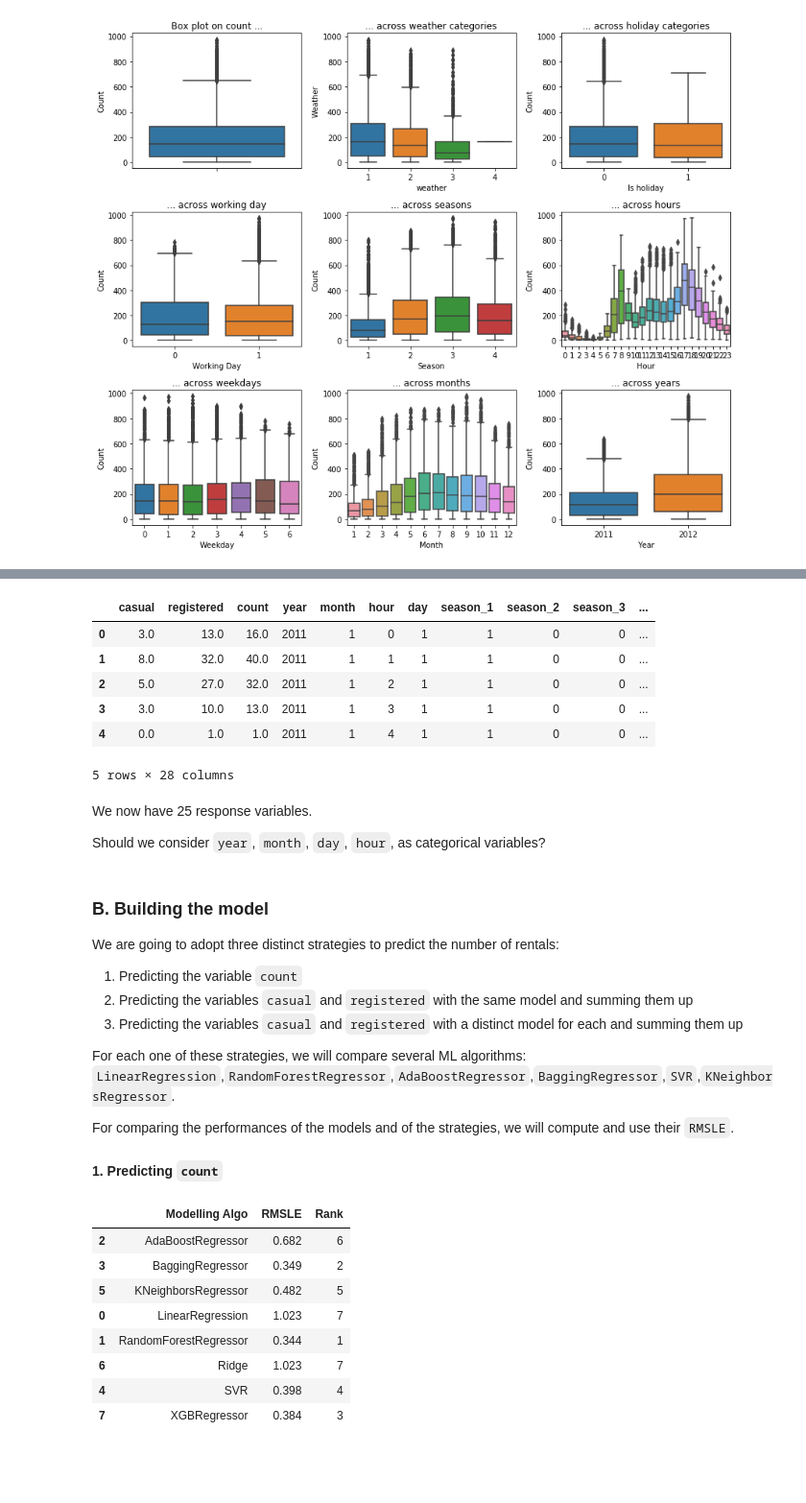
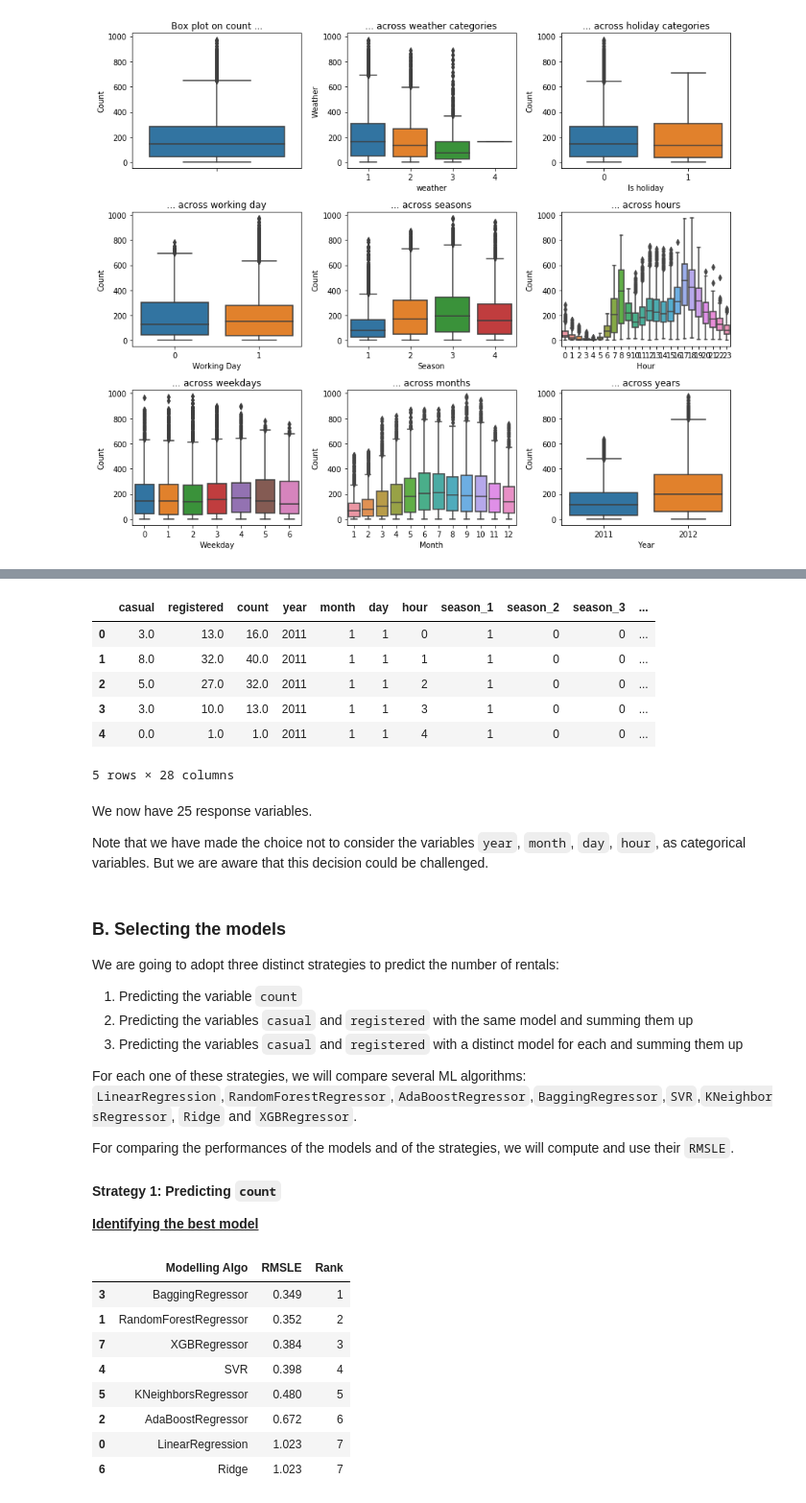
Before and after one commit to InesVA/predicting-bike-sharing-demand, a Jupyter notebook: Bike Sharing Prediction.ipynb, the cells around one changed output, grey strips where cells are left out. Shown: that part at 96% size. Drawn from its saved outputs; the diff is of its cells as text; code cells hidden in the pictures; blank space fills up the shorter version.

````diff
--- a/Bike Sharing Prediction.ipynb
+++ b/Bike Sharing Prediction.ipynb
@@ -112,7 +127,7 @@ train.head()
 # %% [markdown]
 We can create new variables from ```datetime```.
 # %%
-# From datetime (for visualizations)
+# Creating new variables from datetime
 datasets["year"] = [int(datasets.datetime[x][0:4]) for x in range(datasets.shape[0])]
 datasets["month"] = [int(datasets.datetime[x][5:7]) for x in range(datasets.shape[0])]
 datasets["day"] = [int(datasets.datetime[x][8:10]) for x in range(datasets.shape[0])]
@@ -122,18 +137,3 @@ datasets["date"] = [datetime.datetime.strptime(datasets.datetime[x][0:10], '%Y-%
 datasets["dayoverall"] = [(datasets.date[x].date() - datetime.date(2011,1,1)).days for x in range(datasets.shape[0])]
 datasets["weeknumber"] = [datasets.date[x].isocalendar()[1] for x in range(datasets.shape[0])]
 datasets["monthyear"] = datasets.date.dt.to_period('M')
-
-# From other variables (for predictions)
-datasets["tempminusatemp"] = [-1 if (datasets.atemp[x] - datasets.temp[x]) < 0
-                              else 1 if (datasets.atemp[x] - datasets.temp[x]) > 3.7
-                              else float('nan') for x in range(datasets.shape[0])]
-datasets["tempcategory"] = [0 if datasets.temp[x] < 13.5
-                            else 1 if datasets.temp[x] < 20
-                            else 2 if datasets.temp[x] < 27
-                            else 3 for x in range(datasets.shape[0])]
-datasets["atempcategory"] = [0 if datasets.atemp[x] < 16
-                             else 1 if datasets.atemp[x] < 31
-                             else 2 for x in range(datasets.shape[0])]
-datasets["humiditycategory"] = [0 if datasets.humidity[x] < 47
-                                else 1 if datasets.humidity[x] < 78
-                                else 2 for x in range(datasets.shape[0])]
@@ -374,7 +345,7 @@ Let's thus first implement these changes.
 datasetsFinal = pd.concat([train, test], sort=False)
 
 # Removing features
-droppingFeatures = ["date", "datetime", "humidity", "windspeed", "dayoverall", "weeknumber", "weekday", "monthyear", "atempcategory", "temp", "atemp"]
+droppingFeatures = ["date", "humidity", "windspeed", "dayoverall", "weeknumber", "weekday", "monthyear", "temp", "atemp"]
 datasetsFinal = datasetsFinal.drop(droppingFeatures, axis = 1)
 datasetsFinal.head()
 # %% [output]
@@ -392,19 +363,19 @@ datasetsFinal = pd.get_dummies(datasetsFinal, columns = categoricalFeatures)
 
 
 # Splitting training and test sets
-trainFinal = datasetsFinal[datasetsFinal.is_train == 1].drop(columns="is_train")
+trainFinal = datasetsFinal[datasetsFinal.is_train == 1].drop(columns=["is_train", "datetime"])
 testFinal = datasetsFinal[datasetsFinal.is_train == 0].drop(columns="is_train")
 
 trainFinal.head()
 # %% [output]
-|  | casual | registered | count | year | month | hour | day | season_1 | season_2 | season_3 | ... |
-| 0 | 3.0 | 13.0 | 16.0 | 2011 | 1 | 0 | 1 | 1 | 0 | 0 | ... |
+|  | casual | registered | count | year | month | day | hour | season_1 | season_2 | season_3 | ... |
+| 0 | 3.0 | 13.0 | 16.0 | 2011 | 1 | 1 | 0 | 1 | 0 | 0 | ... |
 | 1 | 8.0 | 32.0 | 40.0 | 2011 | 1 | 1 | 1 | 1 | 0 | 0 | ... |
-| 2 | 5.0 | 27.0 | 32.0 | 2011 | 1 | 2 | 1 | 1 | 0 | 0 | ... |
-| 3 | 3.0 | 10.0 | 13.0 | 2011 | 1 | 3 | 1 | 1 | 0 | 0 | ... |
-| 4 | 0.0 | 1.0 | 1.0 | 2011 | 1 | 4 | 1 | 1 | 0 | 0 | ... |
+| 2 | 5.0 | 27.0 | 32.0 | 2011 | 1 | 1 | 2 | 1 | 0 | 0 | ... |
+| 3 | 3.0 | 10.0 | 13.0 | 2011 | 1 | 1 | 3 | 1 | 0 | 0 | ... |
+| 4 | 0.0 | 1.0 | 1.0 | 2011 | 1 | 1 | 4 | 1 | 0 | 0 | ... |
 5 rows × 28 columns
 # %% [markdown]
 We now have 25 response variables.
 
-Should we consider ```year```, ```month```, ```day```, ```hour```, as categorical variables?
+Note that we have made the choice not to consider the variables ```year```, ```month```, ```day```, ```hour```, as categorical variables. But we are aware that this decision could be challenged.
@@ -411,16 +386,19 @@
 # %% [markdown]
-### B. Building the model
+<a id="Section3B"></a>
+### B. Selecting the models
 
 We are going to adopt three distinct strategies to predict the number of rentals:
 1. Predicting the variable ```count```
 2. Predicting the variables ```casual``` and ```registered``` with the same model and summing them up
 3. Predicting the variables ```casual``` and ```registered``` with a distinct model for each and summing them up
 
-For each one of these strategies, we will compare several ML algorithms: ```LinearRegression```,```RandomForestRegressor```,```AdaBoostRegressor```,```BaggingRegressor```,```SVR```,```KNeighborsRegressor```.
+For each one of these strategies, we will compare several ML algorithms: ```LinearRegression```,```RandomForestRegressor```,```AdaBoostRegressor```,```BaggingRegressor```,```SVR```,```KNeighborsRegressor```, ```Ridge``` and ```XGBRegressor```.
 
 For comparing the performances of the models and of the strategies, we will compute and use their ```RMSLE```.
 
-#### 1. Predicting ```count```
+#### Strategy 1: Predicting ```count```
+
+<u>**Identifying the best model**</u>
 # %%
 # Separating into training and testing sets
 x_train, x_test, y_train, y_test = train_test_split(trainFinal.drop(['count', 'registered', 'casual'],axis=1),
@@ -450,15 +428,15 @@ for model in range(len(models)):
 # %%
 # Displaying the results of this strategy
 strat1 = pd.DataFrame({'Modelling Algo': model_names,'RMSLE': [round(x,3) for x in rmsleStrat1]}).sort_values(by=["Modelling Algo"])
 strat1["Rank"] = strat1["RMSLE"].rank().astype(int)
-strat1
+strat1.sort_values(by=["Rank"])
 # %% [output]
 |  | Modelling Algo | RMSLE | Rank |
-| 2 | AdaBoostRegressor | 0.682 | 6 |
-| 3 | BaggingRegressor | 0.349 | 2 |
-| 5 | KNeighborsRegressor | 0.482 | 5 |
+| 3 | BaggingRegressor | 0.349 | 1 |
+| 1 | RandomForestRegressor | 0.352 | 2 |
+| 7 | XGBRegressor | 0.384 | 3 |
+| 4 | SVR | 0.398 | 4 |
+| 5 | KNeighborsRegressor | 0.480 | 5 |
+| 2 | AdaBoostRegressor | 0.672 | 6 |
 | 0 | LinearRegression | 1.023 | 7 |
-| 1 | RandomForestRegressor | 0.344 | 1 |
 | 6 | Ridge | 1.023 | 7 |
-| 4 | SVR | 0.398 | 4 |
-| 7 | XGBRegressor | 0.384 | 3 |
````
Also changed, not shown: parts of 85 cells of this notebook.
